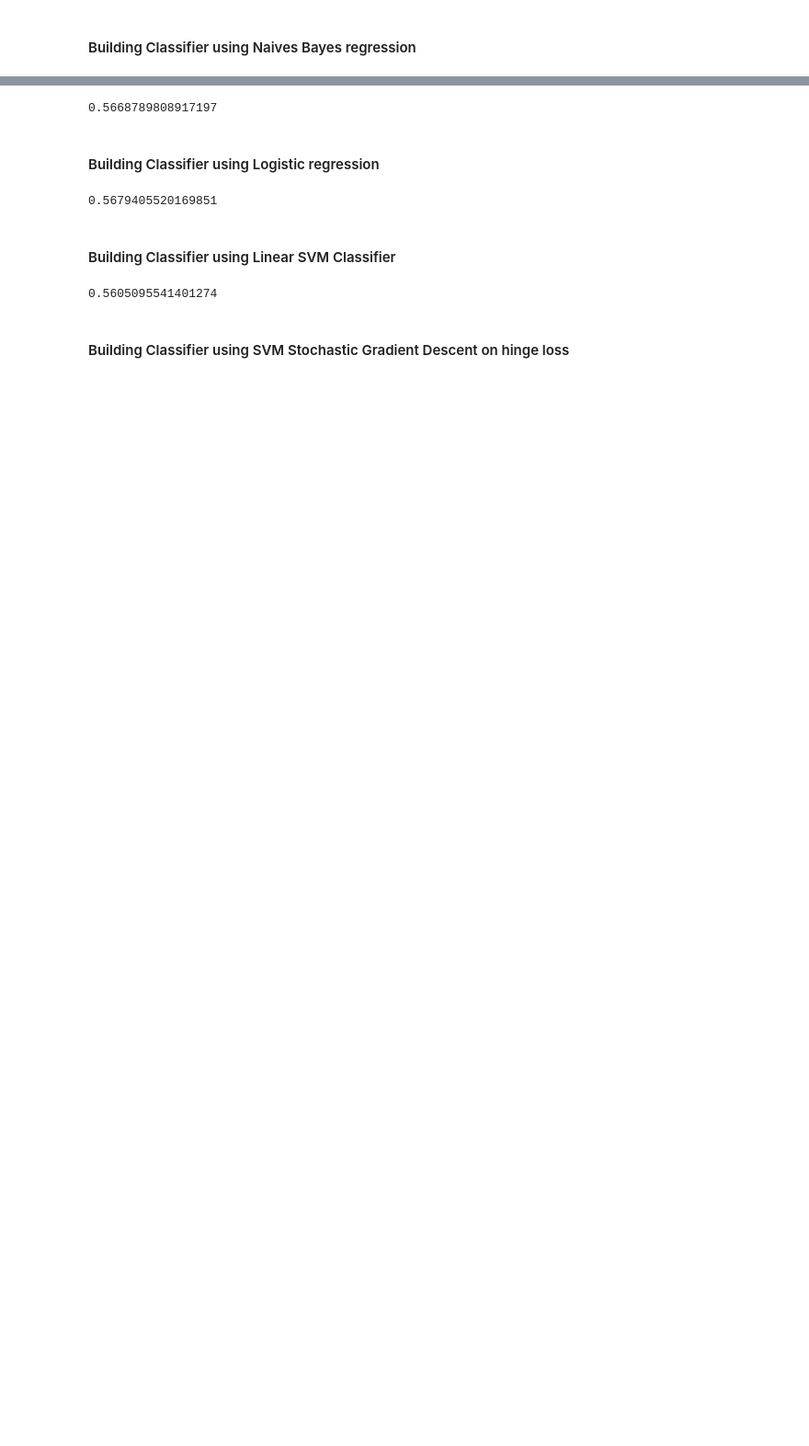
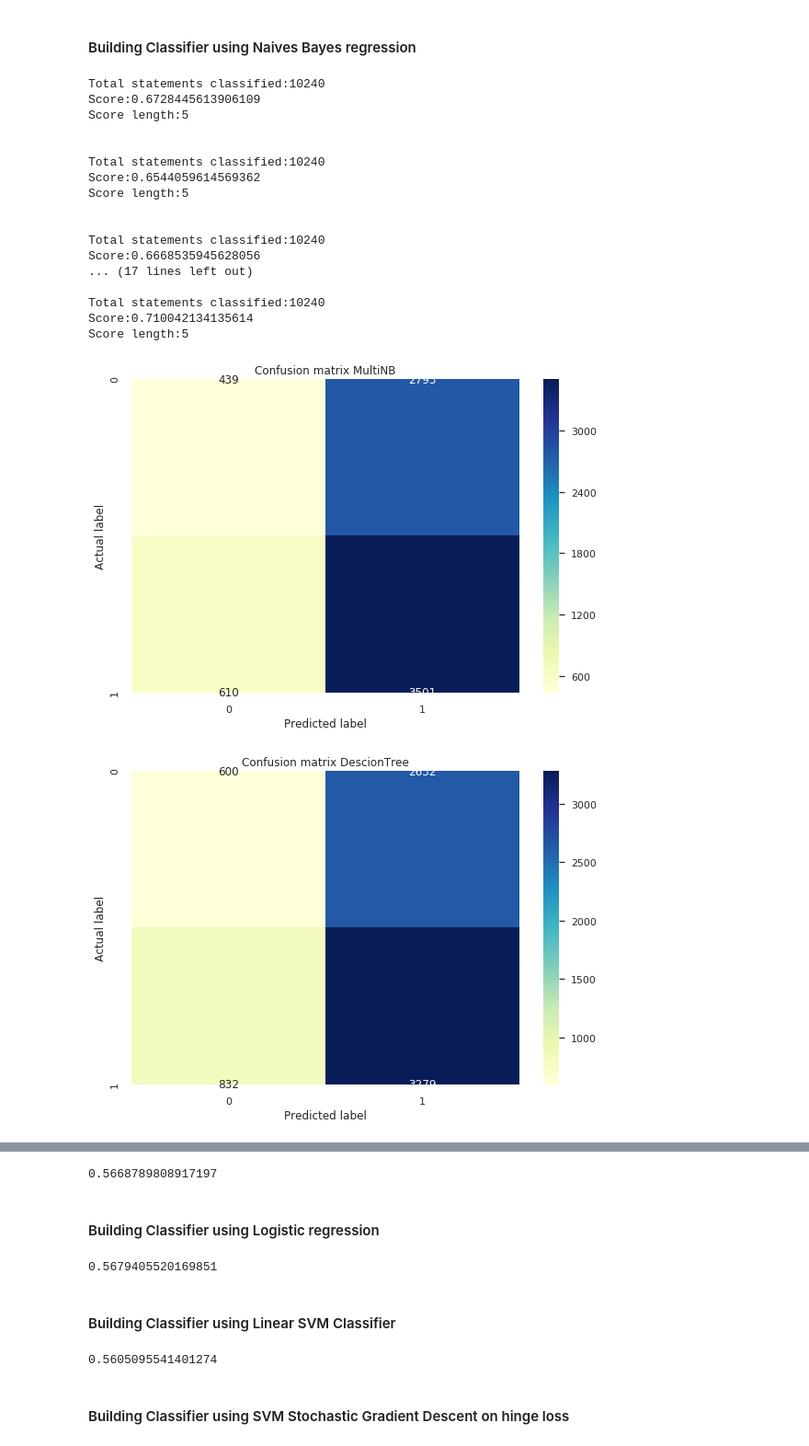
Before and after one commit to viswa0531/AlternusVera, a Jupyter notebook: Biased_Factor.ipynb, the cells around one changed output, grey strips where cells are left out. Shown at 92% size. Saved outputs shown, nothing was run; the diff lists cells and outputs as text; code cells hidden in the pictures; blank space fills up the shorter version.

```diff
--- a/Biased_Factor.ipynb
+++ b/Biased_Factor.ipynb
@@ -1057,3 +1068,0 @@ def code_pipeline(cv, counterV, clsf, clsf_object, x_train, y_train, x_test, y_t
-# %%
-data = code_pipeline('NB', countV, 'nbclf', MultinomialNB(), X_train, Y_train, X_test, Y_test)
-print(data)
@@ -1062,3 +1069,5 @@ print(data)
+# %%
+dictOfPipes = {}
 # %%
 from sklearn.tree import DecisionTreeClassifier
 from sklearn.ensemble import RandomForestClassifier
@@ -1081,7 +1090,8 @@ for key in p.align.keys():
     p.align[key] = 'l'
 
 for key,value1 in funcDict.items():
-    data,cls_report,cfs1,mse,mae,msse = code_pipeline('PIPELINE', CountVectorizer(), 'nb_clf', value1, X_train, Y_train, X_test, Y_test)
+    data,cls_report,cfs1,mse,mae,msse, pipe = code_pipeline('PIPELINE', CountVectorizer(), 'nb_clf', value1, X_train, Y_train, X_test, Y_test)
+    dictOfPipes[key] = pipe
     p.add_row([key,data,cfs1,mse,mae,msse,cls_report])
     #p.add_row(["---","---","---","---","---","---","---"])
     p.add_row(["--------------","-------------------","-------------------","----------------------","-----------------------","------------------","-------------------------------------------------------"])
@@ -1108,3 +1118,60 @@ print(p)
 +----------------+---------------------+---------------------+------------------------+-------------------------+--------------------+---------------------------------------------------------+
 # %% [markdown]
 #### Building Classifier using Naives Bayes regression
+# %%
+def build_confusion_matrix(classifier, name):
+
+    k_fold = KFold(n_splits=5, random_state=None, shuffle=False)
+    scores = []
+    confusion = np.array([[0,0],[0,0]])
+    val= []
+    for train_ind, test_ind in k_fold.split(train_news):
+        train_text = train_news.iloc[train_ind][titlecolname].dropna()
+        train_y = train_news.iloc[train_ind][labelcolname].dropna()
+
+        test_text = train_news.iloc[test_ind][titlecolname].dropna()
+        test_y = train_news.iloc[test_ind][labelcolname].dropna()
+
+        classifier.fit(train_text,train_y[0:len(train_text)])
+        predictions = classifier.predict(test_text)
+        confusion += confusion_matrix(test_y[0:len(predictions)],predictions)
+        score = f1_score(test_y[0:len(predictions)],predictions)
+        scores.append(score)
+
+    print('Total statements classified:{}'.format(len(train_news)))
+    print('Score:{}'.format(sum(scores)/len(scores)))
+    print('Score length:{}'.format(len(scores)))
+    cm = confusion
+    #sns.heatmap(pd.DataFrame(cm), annot=True, cmap="YlGnBu" ,fmt='g')
+    plt.figure()
+    sns.heatmap(cm, annot=True, cmap="YlGnBu" ,fmt='g')
+    plt.tight_layout()
+    plt.title('Confusion matrix ' + name, y=1.1)
+    plt.ylabel('Actual label')
+    plt.xlabel('Predicted label')
+# %%
+
+for key,value in dictOfPipes.items():
+  pipelist.append(key)
+  build_confusion_matrix(dictOfPipes[key], key)
+  print("\n")
+# %% [output]
+Total statements classified:10240
+Score:0.6728445613906109
+Score length:5
+
+
+Total statements classified:10240
+Score:0.6544059614569362
+Score length:5
+
+
+Total statements classified:10240
+Score:0.6668535945628056
+... (17 lines left out)
+
+Total statements classified:10240
+Score:0.710042134135614
+Score length:5
+[figure, added]
+[figure, added]
```
Also changed, not shown: parts of 18 cells of this notebook.
